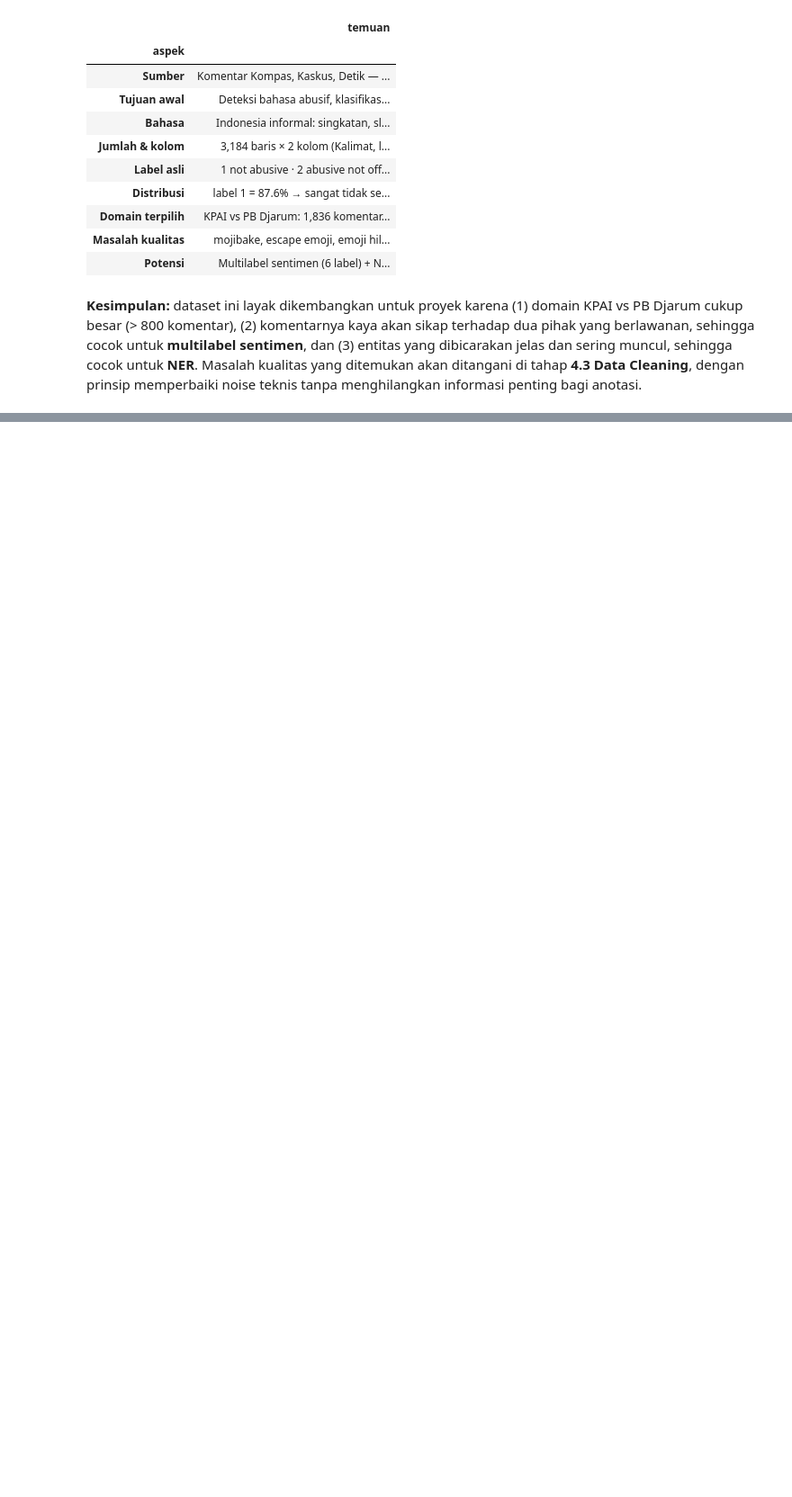
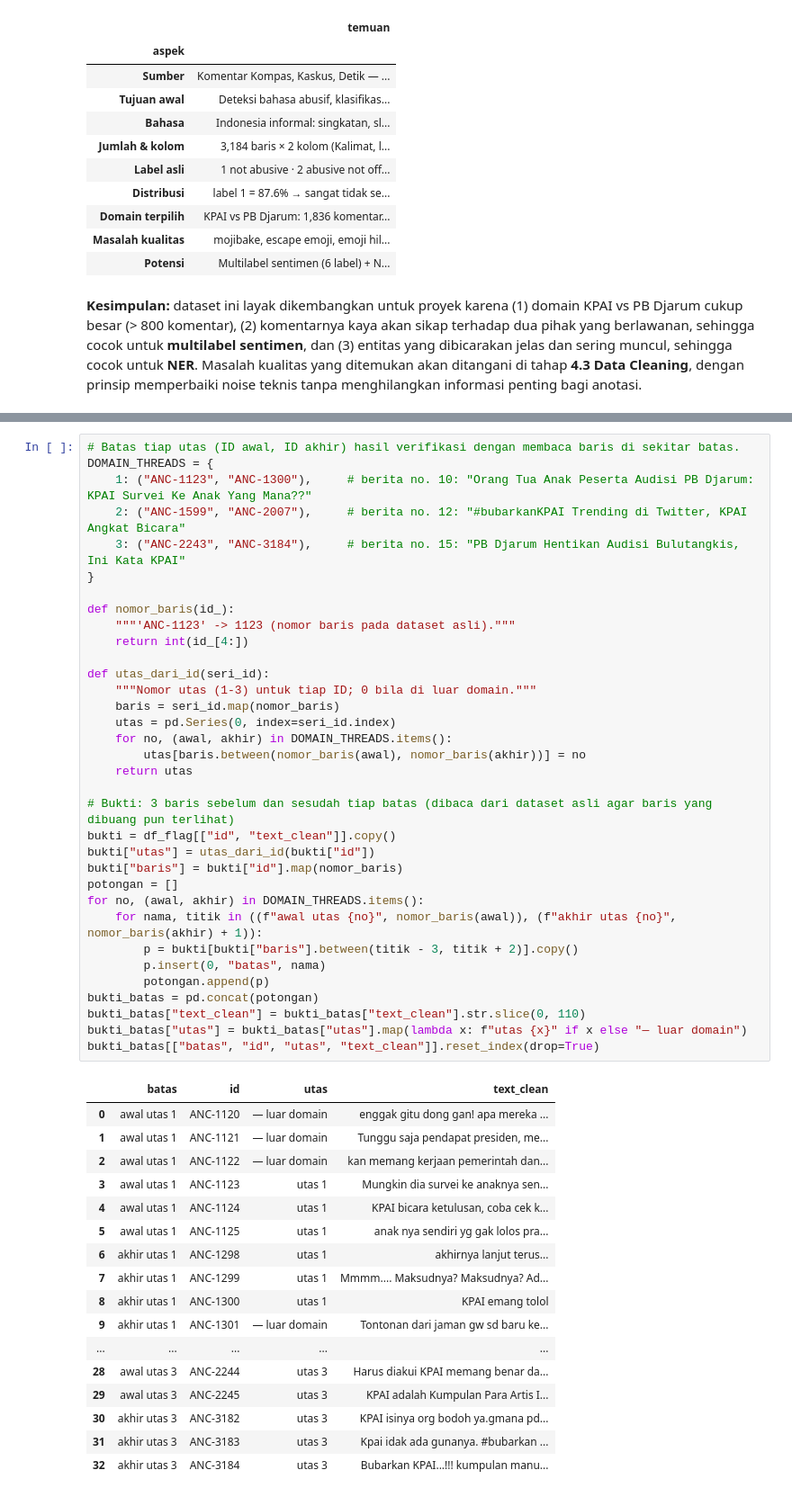
Before and after one commit to edwardchristi4n/NLP-Project, a Jupyter notebook: notebook/KelpNLP_dataset_EDA.ipynb, the cells around one changed output, grey strips where cells are left out. Shown at 90% size. Drawn from its saved outputs; the diff is of its cells as text; blank space fills up the shorter version.

```diff
--- a/notebook/KelpNLP_dataset_EDA.ipynb
+++ b/notebook/KelpNLP_dataset_EDA.ipynb
@@ -762,0 +1283,52 @@ ringkasan
+# %%
+# Batas tiap utas (ID awal, ID akhir) hasil verifikasi dengan membaca baris di sekitar batas.
+DOMAIN_THREADS = {
+    1: ("ANC-1123", "ANC-1300"),     # berita no. 10: "Orang Tua Anak Peserta Audisi PB Djarum: KPAI Survei Ke Anak Yang Mana??"
+    2: ("ANC-1599", "ANC-2007"),     # berita no. 12: "#bubarkanKPAI Trending di Twitter, KPAI Angkat Bicara"
+    3: ("ANC-2243", "ANC-3184"),     # berita no. 15: "PB Djarum Hentikan Audisi Bulutangkis, Ini Kata KPAI"
+}
+
+def nomor_baris(id_):
+    """'ANC-1123' -> 1123 (nomor baris pada dataset asli)."""
+    return int(id_[4:])
+
+def utas_dari_id(seri_id):
+    """Nomor utas (1-3) untuk tiap ID; 0 bila di luar domain."""
+    baris = seri_id.map(nomor_baris)
+    utas = pd.Series(0, index=seri_id.index)
+    for no, (awal, akhir) in DOMAIN_THREADS.items():
+        utas[baris.between(nomor_baris(awal), nomor_baris(akhir))] = no
+    return utas
+
+# Bukti: 3 baris sebelum dan sesudah tiap batas (dibaca dari dataset asli agar baris yang dibuang pun terlihat)
+bukti = df_flag[["id", "text_clean"]].copy()
+bukti["utas"] = utas_dari_id(bukti["id"])
+bukti["baris"] = bukti["id"].map(nomor_baris)
+potongan = []
+for no, (awal, akhir) in DOMAIN_THREADS.items():
+    for nama, titik in ((f"awal utas {no}", nomor_baris(awal)), (f"akhir utas {no}", nomor_baris(akhir) + 1)):
+        p = bukti[bukti["baris"].between(titik - 3, titik + 2)].copy()
+        p.insert(0, "batas", nama)
+        potongan.append(p)
+bukti_batas = pd.concat(potongan)
+bukti_batas["text_clean"] = bukti_batas["text_clean"].str.slice(0, 110)
+bukti_batas["utas"] = bukti_batas["utas"].map(lambda x: f"utas {x}" if x else "— luar domain")
+bukti_batas[["batas", "id", "utas", "text_clean"]].reset_index(drop=True)
+# %% [output]
+|  | batas | id | utas | text_clean |
+| 0 | awal utas 1 | ANC-1120 | — luar domain | enggak gitu dong gan! apa mereka ... |
+| 1 | awal utas 1 | ANC-1121 | — luar domain | Tunggu saja pendapat presiden, me... |
+| 2 | awal utas 1 | ANC-1122 | — luar domain | kan memang kerjaan pemerintah dan... |
+| 3 | awal utas 1 | ANC-1123 | utas 1 | Mungkin dia survei ke anaknya sen... |
+| 4 | awal utas 1 | ANC-1124 | utas 1 | KPAI bicara ketulusan, coba cek k... |
+| 5 | awal utas 1 | ANC-1125 | utas 1 | anak nya sendiri yg gak lolos pra... |
+| 6 | akhir utas 1 | ANC-1298 | utas 1 | akhirnya lanjut terus... |
+| 7 | akhir utas 1 | ANC-1299 | utas 1 | Mmmm.... Maksudnya? Maksudnya? Ad... |
+| 8 | akhir utas 1 | ANC-1300 | utas 1 | KPAI emang tolol |
+| 9 | akhir utas 1 | ANC-1301 | — luar domain | Tontonan dari jaman gw sd baru ke... |
+| ... | ... | ... | ... | ... |
+| 28 | awal utas 3 | ANC-2244 | utas 3 | Harus diakui KPAI memang benar da... |
+| 29 | awal utas 3 | ANC-2245 | utas 3 | KPAI adalah Kumpulan Para Artis I... |
+| 30 | akhir utas 3 | ANC-3182 | utas 3 | KPAI isinya org bodoh ya.gmana pd... |
+| 31 | akhir utas 3 | ANC-3183 | utas 3 | Kpai idak ada gunanya. #bubarkan ... |
+| 32 | akhir utas 3 | ANC-3184 | utas 3 | Bubarkan KPAI...!!! kumpulan manu... |
```
Also changed, not shown: parts of 67 cells of this notebook, 10 other files.
